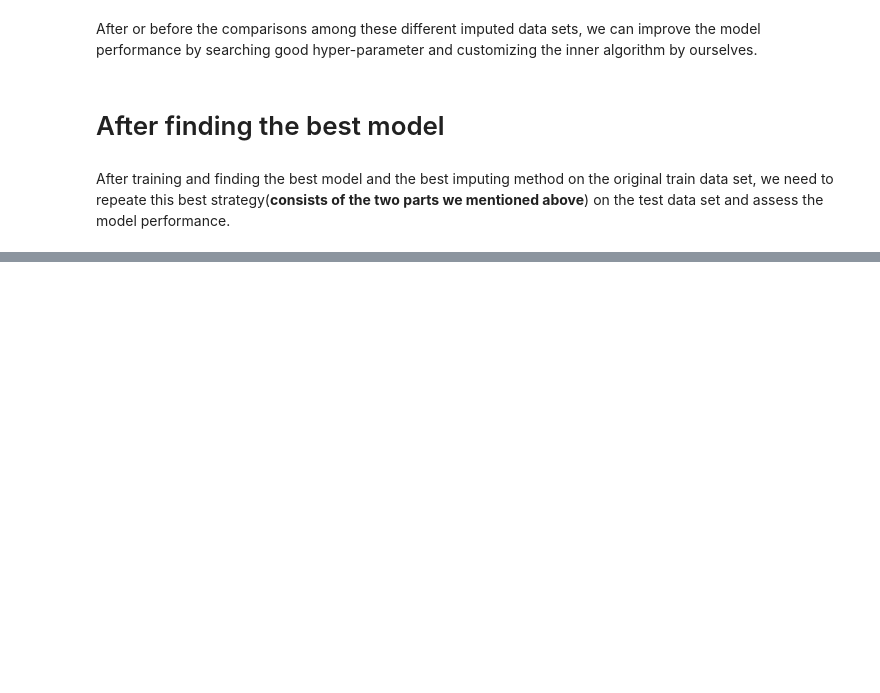
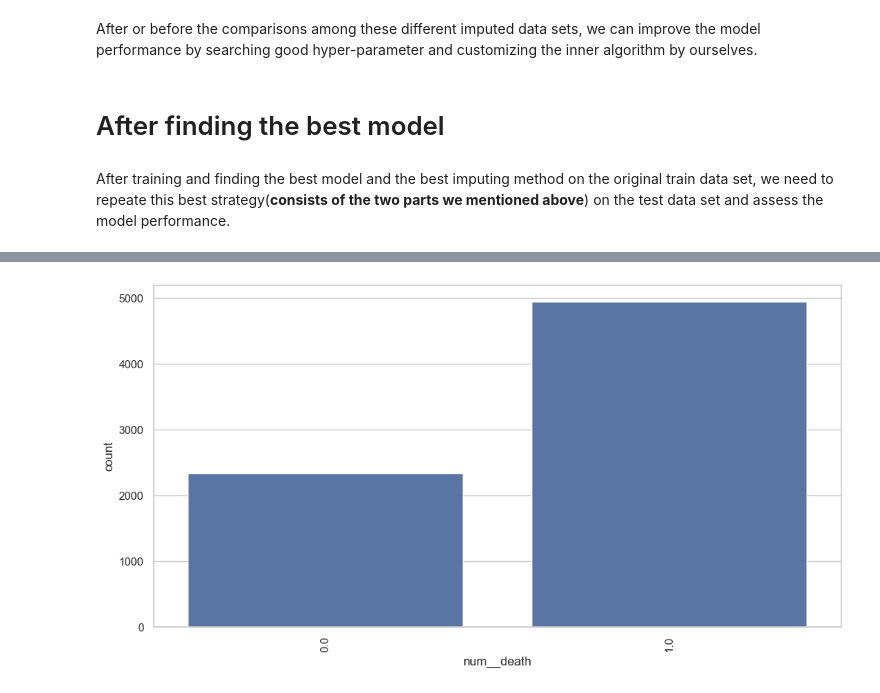
Before and after one commit to Gufeng-2002/5420_Final_Project, a Jupyter notebook: src/DataProcessing.ipynb, the cells around one changed output, grey strips where cells are left out. Cells and saved outputs as stored; diff of their text form; code cells hidden in the pictures; blank space fills up the shorter version.

Commit message:
Newly imputed data sets with different methods.

```diff
--- a/src/DataProcessing.ipynb
+++ b/src/DataProcessing.ipynb
@@ -516,3 +516,6 @@ by searching good hyper-parameter and customizing the inner algorithm by ourselv
 # After finding the best model
 # %% [markdown]
 After training and finding the best model and the best imputing method on the original train data set, we need to repeate this best strategy(**consists of the two parts we mentioned above**) on the test data set and assess the model performance.
+# %%
+imputed_data0 = pd.read_csv('../data/imputed_data/imputed_data_with_imputer0.csv')
+imputed_data0.info()
@@ -518,0 +540,17 @@ After training and finding the best model and the best imputing method on the or
+# %%
+# visualize the categorical columns in the imputed_data0
+import matplotlib.pyplot as plt
+import seaborn as sns
+
+# Set the style of seaborn
+sns.set(style="whitegrid")
+# Set the figure size
+plt.figure(figsize=(12, 6))
+# Create a count plot for each categorical column
+# for col in imputed_data0.select_dtypes(include=['object']).columns:
+sns.countplot(data=imputed_data0, x='num__death')
+# plt.title(f"Count plot of {col}")
+plt.xticks(rotation=90)
+plt.show()
+# %% [output]
+[figure, added]
```
Also changed, not shown: parts of 1 cell of this notebook, 22 other files.
